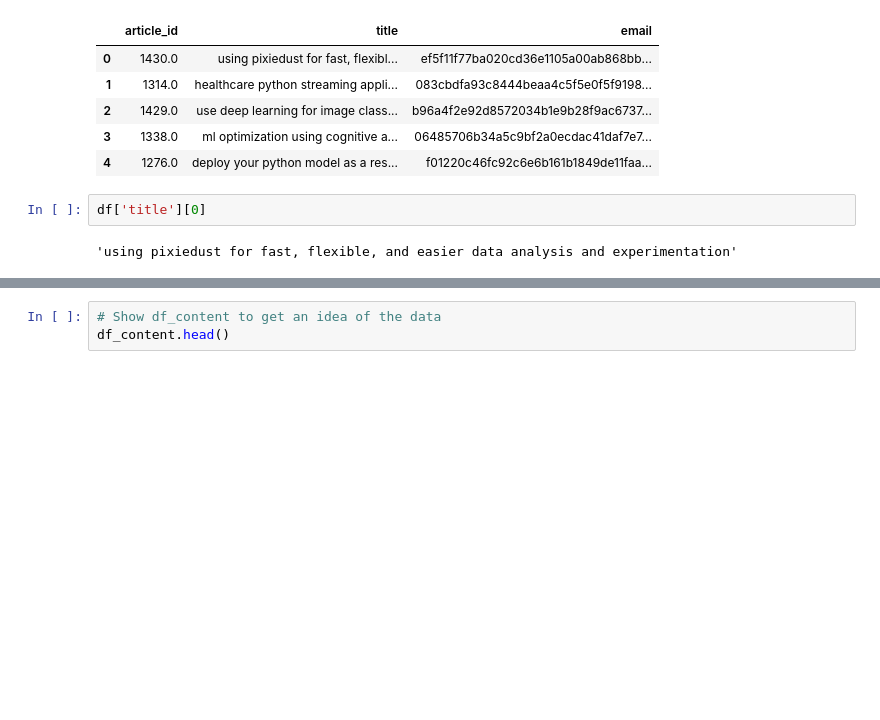
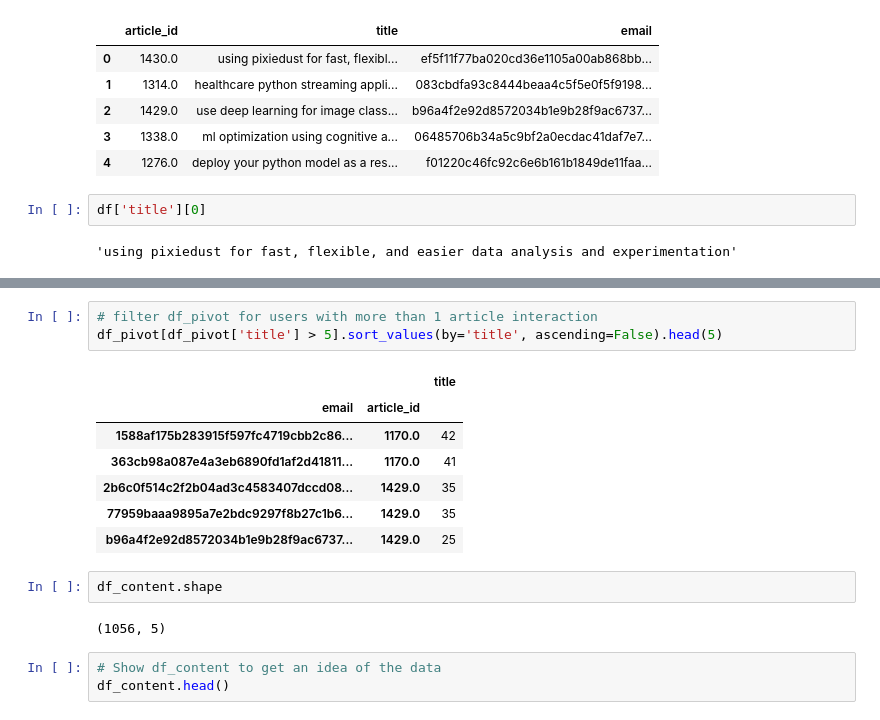
Before and after one commit to hen-wg/udacity_recommendation_engine, a Jupyter notebook: Recommendations_with_IBM.ipynb, the cells around one changed output, grey strips where cells are left out. Saved outputs shown, nothing was run; the diff lists cells and outputs as text; blank space fills up the shorter version.

```diff
--- a/Recommendations_with_IBM.ipynb
+++ b/Recommendations_with_IBM.ipynb
@@ -72,3 +95,18 @@ Name: count, Length: 5148, dtype: int64
+# %%
+# filter df_pivot for users with more than 1 article interaction
+df_pivot[df_pivot['title'] > 5].sort_values(by='title', ascending=False).head(5)
+# %% [output]
+|  |  | title |
+| email | article_id |  |
+| 1588af175b283915f597fc4719cbb2c86... | 1170.0 | 42 |
+| 363cb98a087e4a3eb6890fd1af2d41811... | 1170.0 | 41 |
+| 2b6c0f514c2f2b04ad3c4583407dccd08... | 1429.0 | 35 |
+| 77959baaa9895a7e2bdc9297f8b27c1b6... | 1429.0 | 35 |
+| b96a4f2e92d8572034b1e9b28f9ac6737... | 1429.0 | 25 |
+# %%
+df_content.shape
+# %% [output]
+(1056, 5)
 # %%
 # Show df_content to get an idea of the data
 df_content.head()
```
Also changed, not shown: parts of 11 cells of this notebook.
